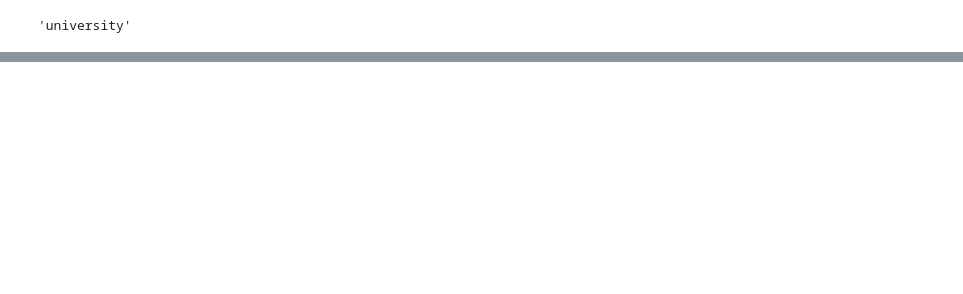
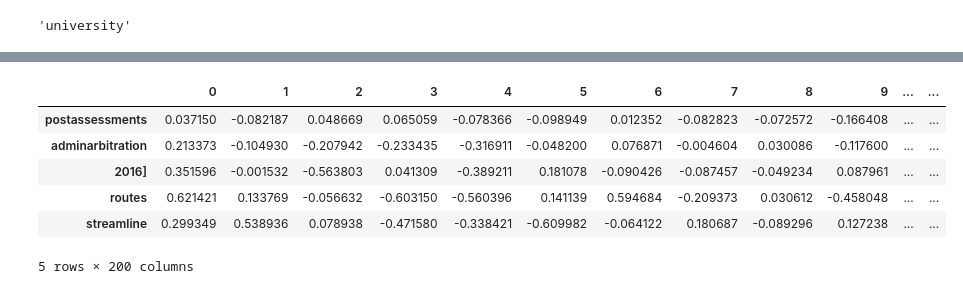
Before and after one commit to raochinmay/RSR_Parsing, a Jupyter notebook: Untitled.ipynb, the cells around one changed output, grey strips where cells are left out. Saved outputs shown, nothing was run; the diff lists cells and outputs as text; code cells hidden in the pictures; blank space fills up the shorter version.

```diff
--- a/Untitled.ipynb
+++ b/Untitled.ipynb
@@ -601,0 +664,3 @@ res2vec.wv.doesnt_match('python java css html university'.split())
+# %%
+model_loaded = Doc2Vec.load('doc2vec_model.doc2vec')
+model_loaded
@@ -601,0 +687,13 @@ res2vec.wv.doesnt_match('python java css html university'.split())
+# %%
+ordered = [(term,voc.index,voc.count)for term, voc in model_loaded.wv.vocab.items()]
+ordered_terms,term_indices,term_count = zip(*ordered)
+word_vectors = pd.DataFrame(model_loaded.wv.syn0[term_indices,:],index=ordered_terms)
+word_vectors.head()
+# %% [output]
+|  | 0 | 1 | 2 | 3 | 4 | 5 | 6 | 7 | 8 | 9 | ... | ... |
+| postassessments | 0.037150 | -0.082187 | 0.048669 | 0.065059 | -0.078366 | -0.098949 | 0.012352 | -0.082823 | -0.072572 | -0.166408 | ... | ... |
+| adminarbitration | 0.213373 | -0.104930 | -0.207942 | -0.233435 | -0.316911 | -0.048200 | 0.076871 | -0.004604 | 0.030086 | -0.117600 | ... | ... |
+| 2016] | 0.351596 | -0.001532 | -0.563803 | 0.041309 | -0.389211 | 0.181078 | -0.090426 | -0.087457 | -0.049234 | 0.087961 | ... | ... |
+| routes | 0.621421 | 0.133769 | -0.056632 | -0.603150 | -0.560396 | 0.141139 | 0.594684 | -0.209373 | 0.030612 | -0.458048 | ... | ... |
+| streamline | 0.299349 | 0.538936 | 0.078938 | -0.471580 | -0.338421 | -0.609982 | -0.064122 | 0.180687 | -0.089296 | 0.127238 | ... | ... |
+5 rows × 200 columns
```
Also changed, not shown: parts of 23 cells of this notebook, 10 other files.
